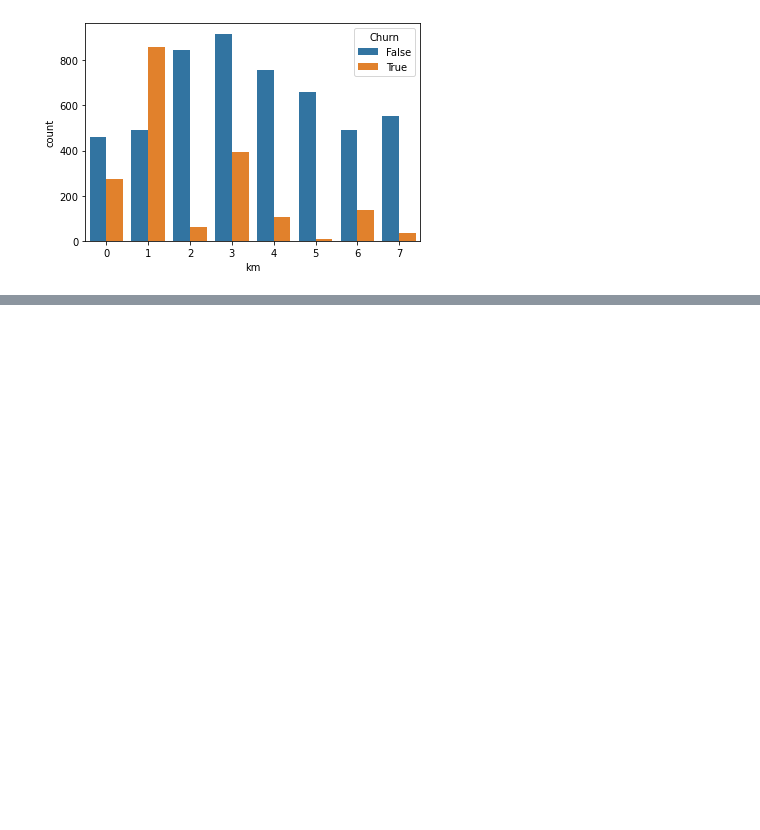
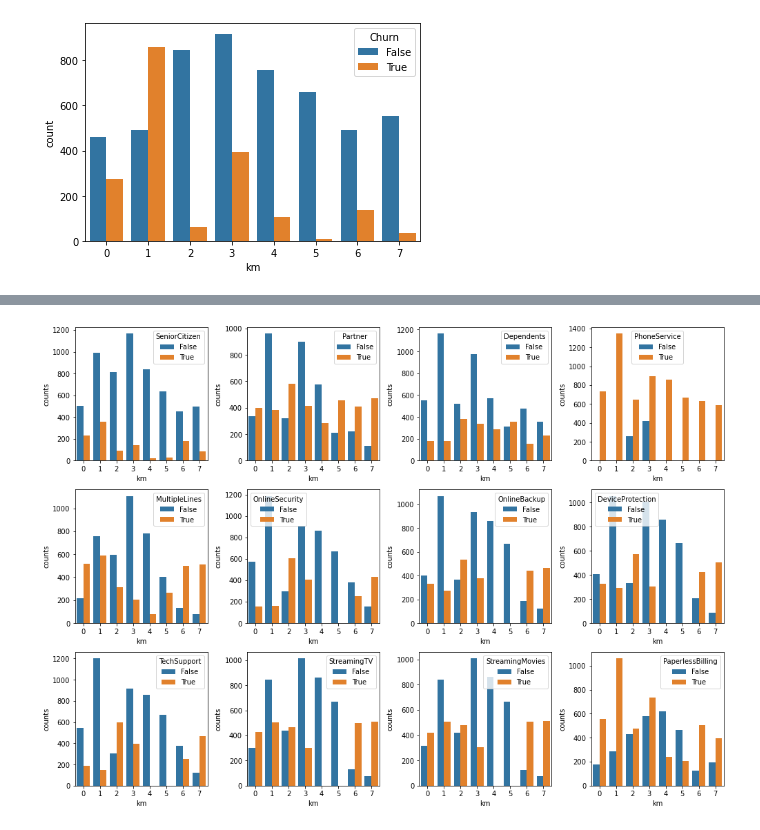
Before and after one commit to Jeff-ChenFan-Wang/TelecomChurnAnalysis, a Jupyter notebook: EDA.ipynb, the cells around one changed output, grey strips where cells are left out. Saved outputs shown, nothing was run; the diff lists cells and outputs as text; code cells hidden in the pictures; blank space fills up the shorter version.

```diff
--- a/EDA.ipynb
+++ b/EDA.ipynb
@@ -179,7 +179,10 @@ We can confirm some of our aforementioned observations with some distribution pl
 r, c = get_subplot_dim(len(num_cols))
 fig, ax = plt.subplots(r,c,figsize=(16,6))
 for col, subplot in zip(num_cols,ax.flatten()):
-    sub_ax = sns.kdeplot(data=full_data[[col]].join(churn),x=col,hue='Churn',ax=subplot)
+    sub_ax = sns.kdeplot(
+        data=full_data[[col]].join(churn),
+        x=col,hue='Churn',ax=subplot
+    )
     sub_ax.set_title(short_col_desc[col])
 plt.tight_layout()
 # %% [output]
@@ -391,0 +408,14 @@ sns.countplot(data=full_data.join(churn),x='km',hue='Churn')
+# %%
+r,c = get_subplot_dim(bin_cols.shape[0])
+fig,ax = plt.subplots(r,c,figsize=(14,10))
+for col, subplot in zip(bin_cols,ax.flatten()):
+    sns.barplot(
+        data=(
+            full_data.groupby('km')[col].value_counts()
+            .rename('counts').reset_index()
+        ),
+        x='km',y='counts',hue=col,ax=subplot
+    )
+plt.tight_layout()
+# %% [output]
+[figure, added]
```
Also changed, not shown: parts of 4 cells of this notebook, 1 other file.
